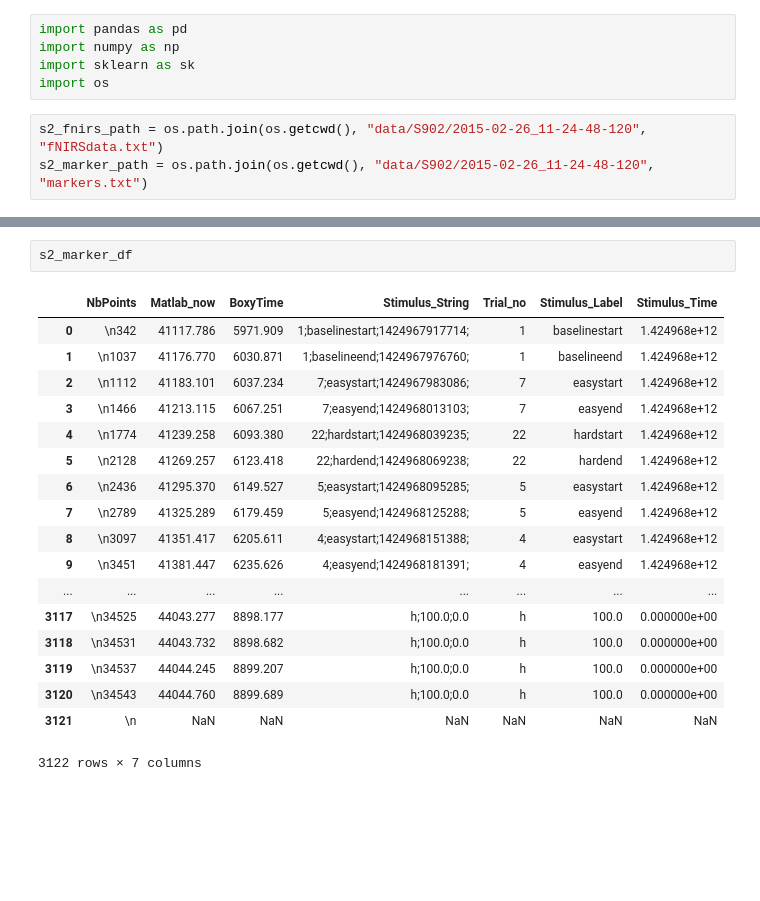
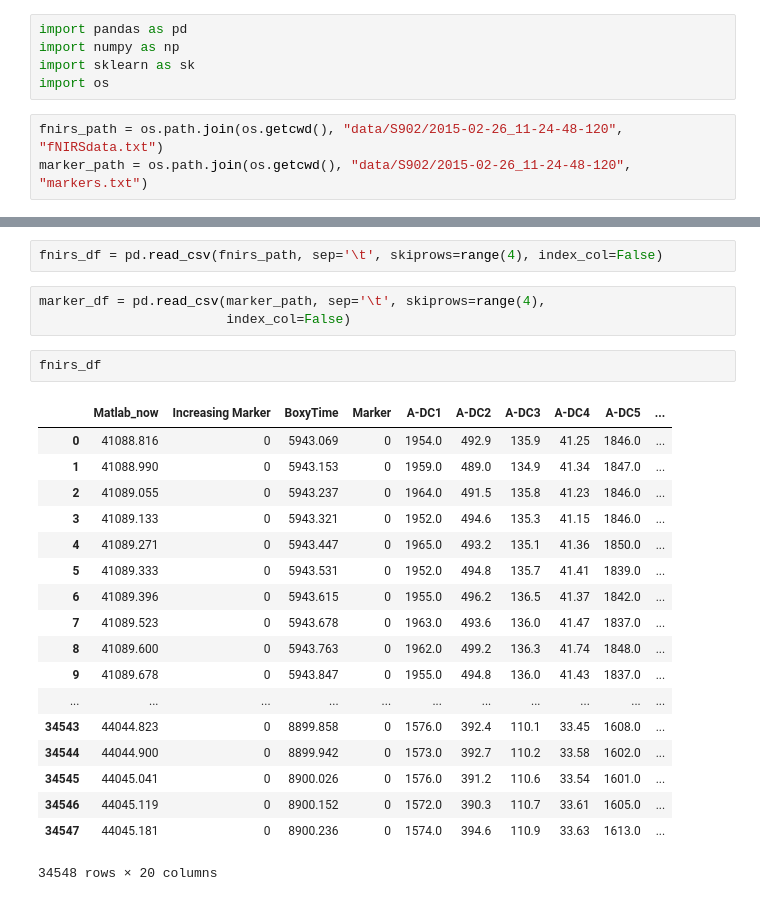
Before and after one commit to jin-sj/hci_lab, a Jupyter notebook: traditional_ml.ipynb, the cells around one changed output, grey strips where cells are left out. Drawn from its saved outputs; the diff is of its cells as text; blank space fills up the shorter version.

```diff
--- a/traditional_ml.ipynb
+++ b/traditional_ml.ipynb
@@ -6,5 +6,5 @@ import numpy as np
 import sklearn as sk
 import os
 # %%
-s2_fnirs_path = os.path.join(os.getcwd(), "data/S902/2015-02-26_11-24-48-120", "fNIRSdata.txt")
-s2_marker_path = os.path.join(os.getcwd(), "data/S902/2015-02-26_11-24-48-120", "markers.txt")
+fnirs_path = os.path.join(os.getcwd(), "data/S902/2015-02-26_11-24-48-120", "fNIRSdata.txt")
+marker_path = os.path.join(os.getcwd(), "data/S902/2015-02-26_11-24-48-120", "markers.txt")
@@ -64,21 +11,26 @@ s2_fnirs_df
-# %%
-s2_marker_df
-# %% [output]
-|  | NbPoints | Matlab_now | BoxyTime | Stimulus_String | Trial_no | Stimulus_Label | Stimulus_Time |
-| 0 | \n342 | 41117.786 | 5971.909 | 1;baselinestart;1424967917714; | 1 | baselinestart | 1.424968e+12 |
-| 1 | \n1037 | 41176.770 | 6030.871 | 1;baselineend;1424967976760; | 1 | baselineend | 1.424968e+12 |
-| 2 | \n1112 | 41183.101 | 6037.234 | 7;easystart;1424967983086; | 7 | easystart | 1.424968e+12 |
-| 3 | \n1466 | 41213.115 | 6067.251 | 7;easyend;1424968013103; | 7 | easyend | 1.424968e+12 |
-| 4 | \n1774 | 41239.258 | 6093.380 | 22;hardstart;1424968039235; | 22 | hardstart | 1.424968e+12 |
-| 5 | \n2128 | 41269.257 | 6123.418 | 22;hardend;1424968069238; | 22 | hardend | 1.424968e+12 |
-| 6 | \n2436 | 41295.370 | 6149.527 | 5;easystart;1424968095285; | 5 | easystart | 1.424968e+12 |
-| 7 | \n2789 | 41325.289 | 6179.459 | 5;easyend;1424968125288; | 5 | easyend | 1.424968e+12 |
-| 8 | \n3097 | 41351.417 | 6205.611 | 4;easystart;1424968151388; | 4 | easystart | 1.424968e+12 |
-| 9 | \n3451 | 41381.447 | 6235.626 | 4;easyend;1424968181391; | 4 | easyend | 1.424968e+12 |
-| ... | ... | ... | ... | ... | ... | ... | ... |
-| 3117 | \n34525 | 44043.277 | 8898.177 | h;100.0;0.0 | h | 100.0 | 0.000000e+00 |
-| 3118 | \n34531 | 44043.732 | 8898.682 | h;100.0;0.0 | h | 100.0 | 0.000000e+00 |
-| 3119 | \n34537 | 44044.245 | 8899.207 | h;100.0;0.0 | h | 100.0 | 0.000000e+00 |
-| 3120 | \n34543 | 44044.760 | 8899.689 | h;100.0;0.0 | h | 100.0 | 0.000000e+00 |
-| 3121 | \n | NaN | NaN | NaN | NaN | NaN | NaN |
-3122 rows × 7 columns
+# %%
+fnirs_df = pd.read_csv(fnirs_path, sep='\t', skiprows=range(4), index_col=False)
+# %%
+marker_df = pd.read_csv(marker_path, sep='\t', skiprows=range(4),
+                        index_col=False)
+# %%
+fnirs_df
+# %% [output]
+|  | Matlab_now | Increasing Marker | BoxyTime | Marker | A-DC1 | A-DC2 | A-DC3 | A-DC4 | A-DC5 | ... |
+| 0 | 41088.816 | 0 | 5943.069 | 0 | 1954.0 | 492.9 | 135.9 | 41.25 | 1846.0 | ... |
+| 1 | 41088.990 | 0 | 5943.153 | 0 | 1959.0 | 489.0 | 134.9 | 41.34 | 1847.0 | ... |
+| 2 | 41089.055 | 0 | 5943.237 | 0 | 1964.0 | 491.5 | 135.8 | 41.23 | 1846.0 | ... |
+| 3 | 41089.133 | 0 | 5943.321 | 0 | 1952.0 | 494.6 | 135.3 | 41.15 | 1846.0 | ... |
+| 4 | 41089.271 | 0 | 5943.447 | 0 | 1965.0 | 493.2 | 135.1 | 41.36 | 1850.0 | ... |
+| 5 | 41089.333 | 0 | 5943.531 | 0 | 1952.0 | 494.8 | 135.7 | 41.41 | 1839.0 | ... |
+| 6 | 41089.396 | 0 | 5943.615 | 0 | 1955.0 | 496.2 | 136.5 | 41.37 | 1842.0 | ... |
+| 7 | 41089.523 | 0 | 5943.678 | 0 | 1963.0 | 493.6 | 136.0 | 41.47 | 1837.0 | ... |
+| 8 | 41089.600 | 0 | 5943.763 | 0 | 1962.0 | 499.2 | 136.3 | 41.74 | 1848.0 | ... |
+| 9 | 41089.678 | 0 | 5943.847 | 0 | 1955.0 | 494.8 | 136.0 | 41.43 | 1837.0 | ... |
+| ... | ... | ... | ... | ... | ... | ... | ... | ... | ... | ... |
+| 34543 | 44044.823 | 0 | 8899.858 | 0 | 1576.0 | 392.4 | 110.1 | 33.45 | 1608.0 | ... |
+| 34544 | 44044.900 | 0 | 8899.942 | 0 | 1573.0 | 392.7 | 110.2 | 33.58 | 1602.0 | ... |
+| 34545 | 44045.041 | 0 | 8900.026 | 0 | 1576.0 | 391.2 | 110.6 | 33.54 | 1601.0 | ... |
+| 34546 | 44045.119 | 0 | 8900.152 | 0 | 1572.0 | 390.3 | 110.7 | 33.61 | 1605.0 | ... |
+| 34547 | 44045.181 | 0 | 8900.236 | 0 | 1574.0 | 394.6 | 110.9 | 33.63 | 1613.0 | ... |
+34548 rows × 20 columns
```
Also changed, not shown: parts of 5 cells of this notebook.
